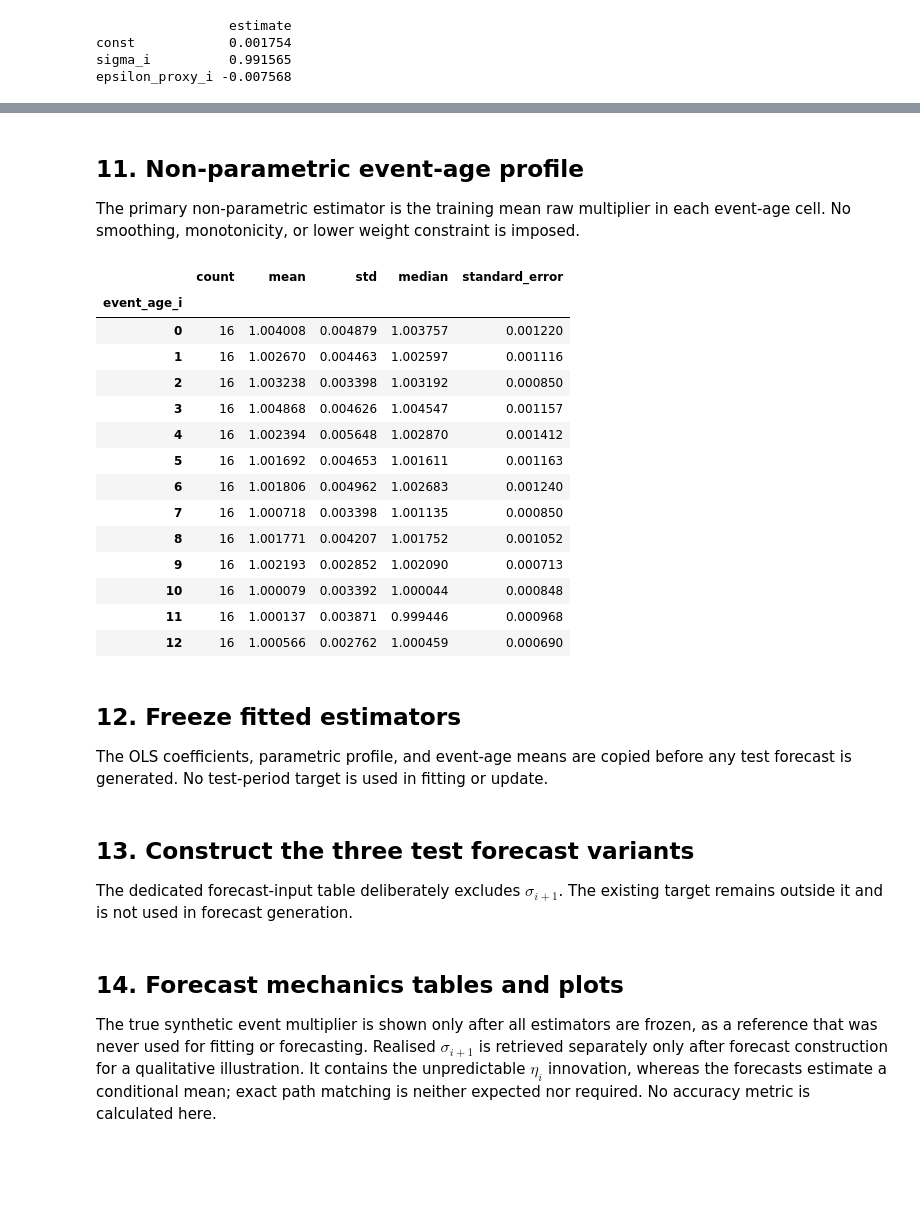
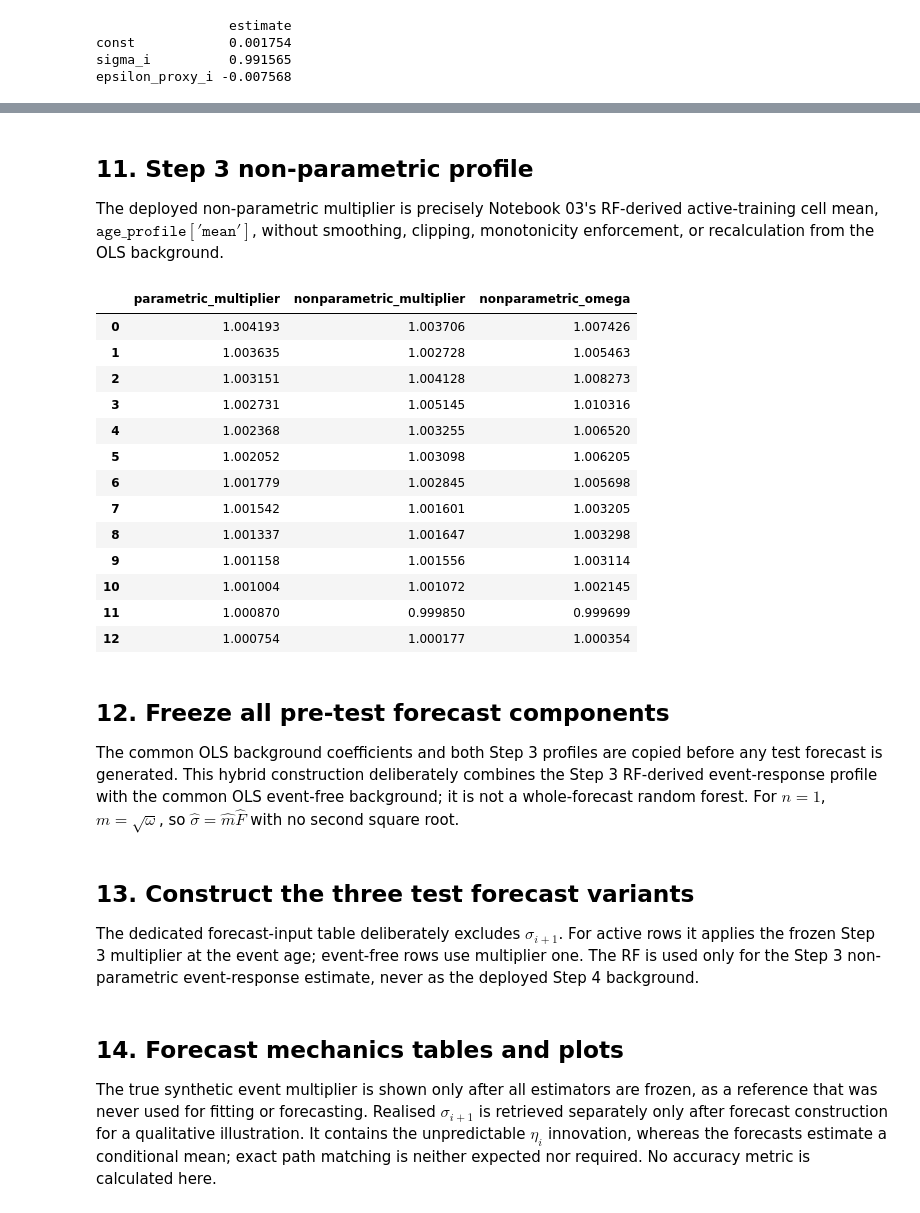
Before and after one commit to JivN24/HSBC-AN-RN, a Jupyter notebook: CODEWORK/Linus' Task Re-Do/04_dense_periodic_n1_volatility_forecasting.ipynb, the cells around one changed output, grey strips where cells are left out. Saved outputs shown, nothing was run; the diff lists cells and outputs as text; code cells hidden in the pictures; blank space fills up the shorter version.

```diff
--- a/CODEWORK/Linus' Task Re-Do/04_dense_periodic_n1_volatility_forecasting.ipynb
+++ b/CODEWORK/Linus' Task Re-Do/04_dense_periodic_n1_volatility_forecasting.ipynb
@@ -19,15 +19,25 @@ The latent $\eta_i$ term in $F_i=\sigma_i+\alpha_i\Delta t_i+\nu_i[\rho_i\epsilo
 # %%
 %%capture
-%run "./00_model_specification_and_core_simulator.ipynb"
+%run "./03_dense_periodic_n1_event_weight_estimation.ipynb"
 
 import numpy as np
 import pandas as pd
 import matplotlib.pyplot as plt
 import statsmodels.api as sm
-from scipy.optimize import least_squares
 
 pd.set_option('display.precision', 6)
 
-upstream_notebooks = ['00_model_specification_and_core_simulator.ipynb']
+upstream_notebooks = ['03_dense_periodic_n1_event_weight_estimation.ipynb']
+
+# Freeze the fitted Step 3 event-response objects immediately after the upstream run.
+step3_A_hat = float(A_hat)
+step3_lambda_hat = float(lambda_hat)
+step3_parametric_multiplier_by_age = pd.Series(
+    exponential_multiplier(np.asarray(event_transition_ages) / steps_per_year, step3_A_hat, step3_lambda_hat),
+    index=event_transition_ages, name='step3_parametric_multiplier', dtype=float,
+)
+step3_nonparametric_multiplier_by_age = age_profile['mean'].copy().astype(float)
+step3_nonparametric_multiplier_by_age.name = 'step3_nonparametric_multiplier'
+step3_event_profiles_frozen = True
 step5_outputs_created = []
 # %% [markdown]
@@ -205,32 +155,32 @@ A_hat=0.0084056116; lambda_hat=36.085838; converged=True
 # %% [markdown]
-## 11. Non-parametric event-age profile
+## 11. Step 3 non-parametric profile
 
-The primary non-parametric estimator is the training mean raw multiplier in each event-age cell. No smoothing, monotonicity, or lower weight constraint is imposed.
+The deployed non-parametric multiplier is precisely Notebook 03's RF-derived active-training cell mean, $\mathtt{age\_profile['mean']}$, without smoothing, clipping, monotonicity enforcement, or recalculation from the OLS background.
 # %%
-age_profile = active_train.groupby('event_age_i')['m_raw'].agg(['count', 'mean', 'std', 'median']).reindex(event_transition_ages)
-age_profile['standard_error'] = age_profile['std'] / np.sqrt(age_profile['count'])
-if age_profile['count'].isna().any() or age_profile['count'].lt(1).any():
-    raise ValueError('Every configured event-age cell requires at least one active training observation.')
-nonparametric_multiplier_by_age = age_profile['mean'].to_dict()
-display(age_profile)
+step3_nonparametric_omega_by_age = step3_nonparametric_multiplier_by_age ** 2
+assert np.isfinite(step3_nonparametric_omega_by_age).all() and step3_nonparametric_omega_by_age.gt(0).all()
+display(pd.DataFrame({
+    'parametric_multiplier': step3_parametric_multiplier_by_age,
+    'nonparametric_multiplier': step3_nonparametric_multiplier_by_age,
+    'nonparametric_omega': step3_nonparametric_omega_by_age,
+}))
 # %% [output]
-|  | count | mean | std | median | standard_error |
-| event_age_i |  |  |  |  |  |
-| 0 | 16 | 1.004008 | 0.004879 | 1.003757 | 0.001220 |
-| 1 | 16 | 1.002670 | 0.004463 | 1.002597 | 0.001116 |
-| 2 | 16 | 1.003238 | 0.003398 | 1.003192 | 0.000850 |
-| 3 | 16 | 1.004868 | 0.004626 | 1.004547 | 0.001157 |
-| 4 | 16 | 1.002394 | 0.005648 | 1.002870 | 0.001412 |
-| 5 | 16 | 1.001692 | 0.004653 | 1.001611 | 0.001163 |
-| 6 | 16 | 1.001806 | 0.004962 | 1.002683 | 0.001240 |
-| 7 | 16 | 1.000718 | 0.003398 | 1.001135 | 0.000850 |
-| 8 | 16 | 1.001771 | 0.004207 | 1.001752 | 0.001052 |
-| 9 | 16 | 1.002193 | 0.002852 | 1.002090 | 0.000713 |
-| 10 | 16 | 1.000079 | 0.003392 | 1.000044 | 0.000848 |
-| 11 | 16 | 1.000137 | 0.003871 | 0.999446 | 0.000968 |
-| 12 | 16 | 1.000566 | 0.002762 | 1.000459 | 0.000690 |
+|  | parametric_multiplier | nonparametric_multiplier | nonparametric_omega |
+| 0 | 1.004193 | 1.003706 | 1.007426 |
+| 1 | 1.003635 | 1.002728 | 1.005463 |
+| 2 | 1.003151 | 1.004128 | 1.008273 |
+| 3 | 1.002731 | 1.005145 | 1.010316 |
+| 4 | 1.002368 | 1.003255 | 1.006520 |
+| 5 | 1.002052 | 1.003098 | 1.006205 |
+| 6 | 1.001779 | 1.002845 | 1.005698 |
+| 7 | 1.001542 | 1.001601 | 1.003205 |
+| 8 | 1.001337 | 1.001647 | 1.003298 |
+| 9 | 1.001158 | 1.001556 | 1.003114 |
+| 10 | 1.001004 | 1.001072 | 1.002145 |
+| 11 | 1.000870 | 0.999850 | 0.999699 |
+| 12 | 1.000754 | 1.000177 | 1.000354 |
 # %% [markdown]
-## 12. Freeze fitted estimators
+## 12. Freeze all pre-test forecast components
 
-The OLS coefficients, parametric profile, and event-age means are copied before any test forecast is generated. No test-period target is used in fitting or update.
+The common OLS background coefficients and both Step 3 profiles are copied before any test forecast is generated. This hybrid construction deliberately combines the Step 3 RF-derived event-response profile with the common OLS event-free background; it is not a whole-forecast random forest. For $n=1$, $m=\sqrt{\omega}$, so $\widehat\sigma=\widehat m\widehat F$ with no second square root.
 # %%
@@ -243,7 +196,7 @@ assert np.isfinite([frozen_A_hat, frozen_lambda_hat]).all() and frozen_A_hat >=
 # %% [markdown]
 ## 13. Construct the three test forecast variants
 
-The dedicated forecast-input table deliberately excludes $\sigma_{i+1}$. The existing target remains outside it and is not used in forecast generation.
+The dedicated forecast-input table deliberately excludes $\sigma_{i+1}$. For active rows it applies the frozen Step 3 multiplier at the event age; event-free rows use multiplier one. The RF is used only for the Step 3 non-parametric event-response estimate, never as the deployed Step 4 background.
 # %%
 forecast_input_columns = [
     'i', 'target_i', 't_i', 'dt_i', 'S_i', 'S_next', 'sigma_i', 'simple_return_i',
```
Also changed, not shown: parts of 19 cells of this notebook.
